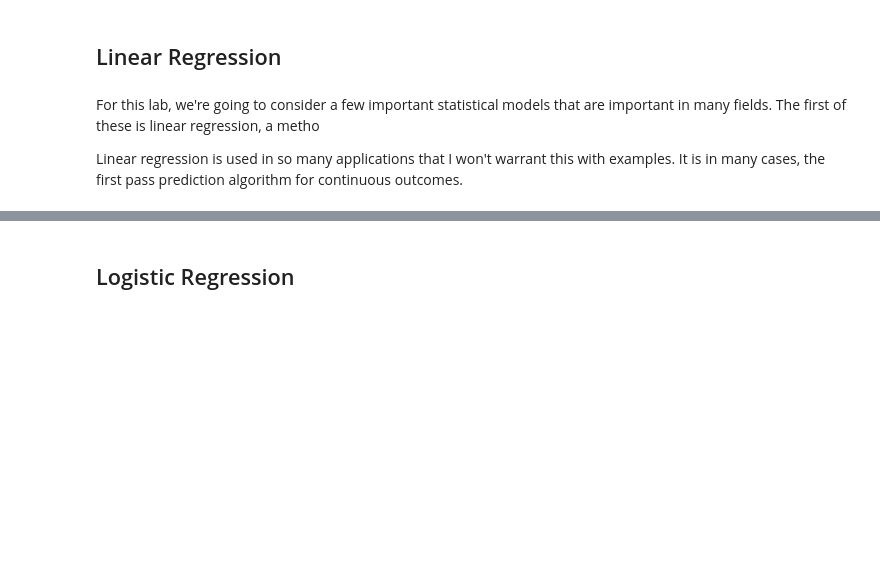
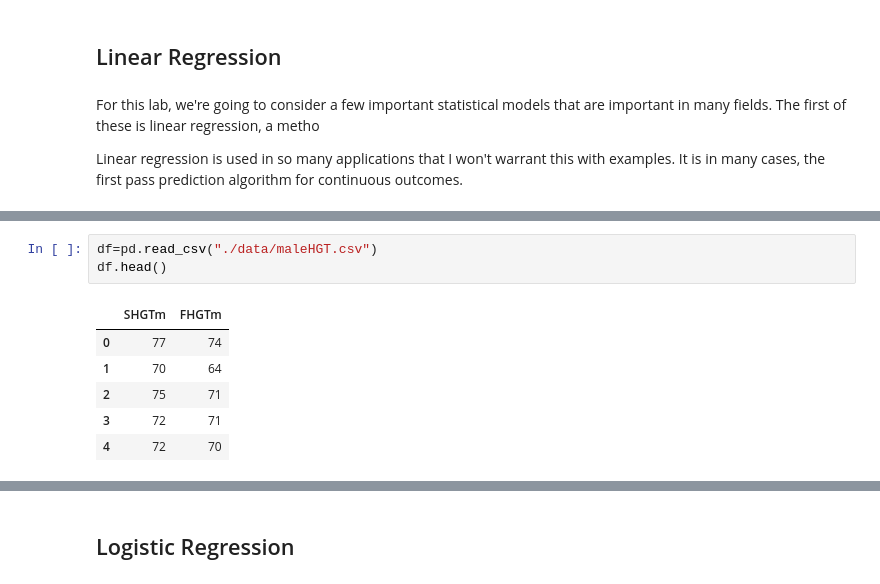
Before and after one commit to cs109/2015lab4, a Jupyter notebook: Lab4-stats_original.ipynb, the cells around one changed output, grey strips where cells are left out. Saved outputs shown, nothing was run; the diff lists cells and outputs as text; blank space fills up the shorter version.

```diff
--- a/Lab4-stats_original.ipynb
+++ b/Lab4-stats_original.ipynb
@@ -33,0 +46,10 @@ Linear regression is used in so many applications that I won't warrant this with
+# %%
+df=pd.read_csv("./data/maleHGT.csv")
+df.head()
+# %% [output]
+|  | SHGTm | FHGTm |
+| 0 | 77 | 74 |
+| 1 | 70 | 64 |
+| 2 | 75 | 71 |
+| 3 | 72 | 71 |
+| 4 | 72 | 70 |
```
Also changed, not shown: parts of 4 cells of this notebook, 1 other file.
